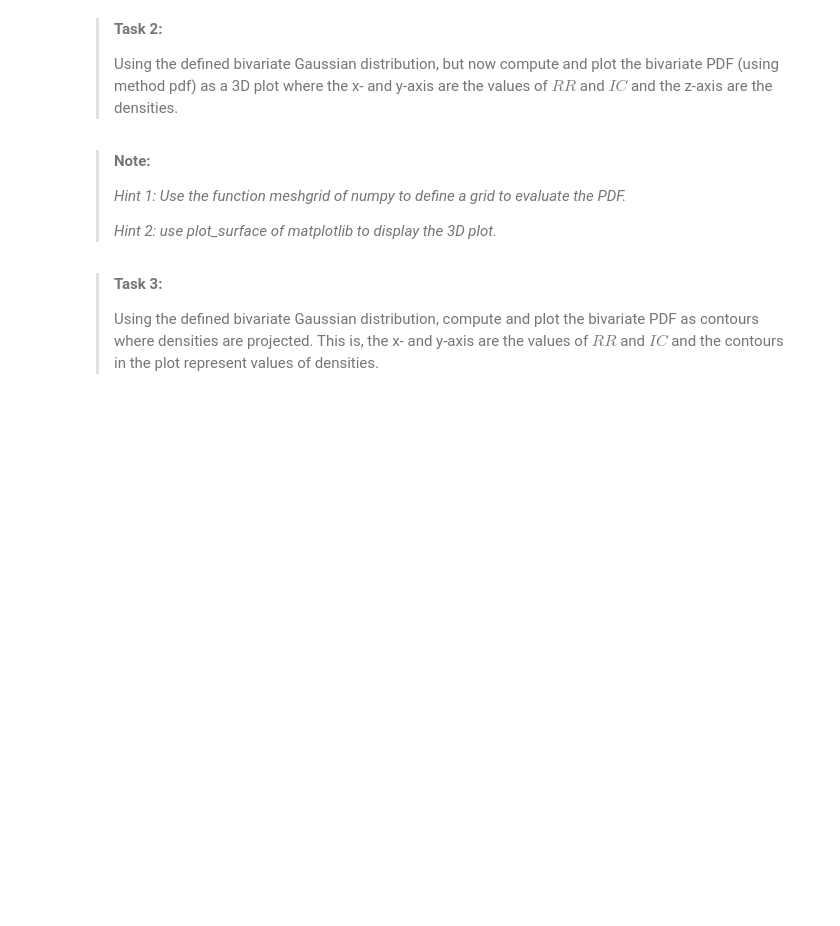
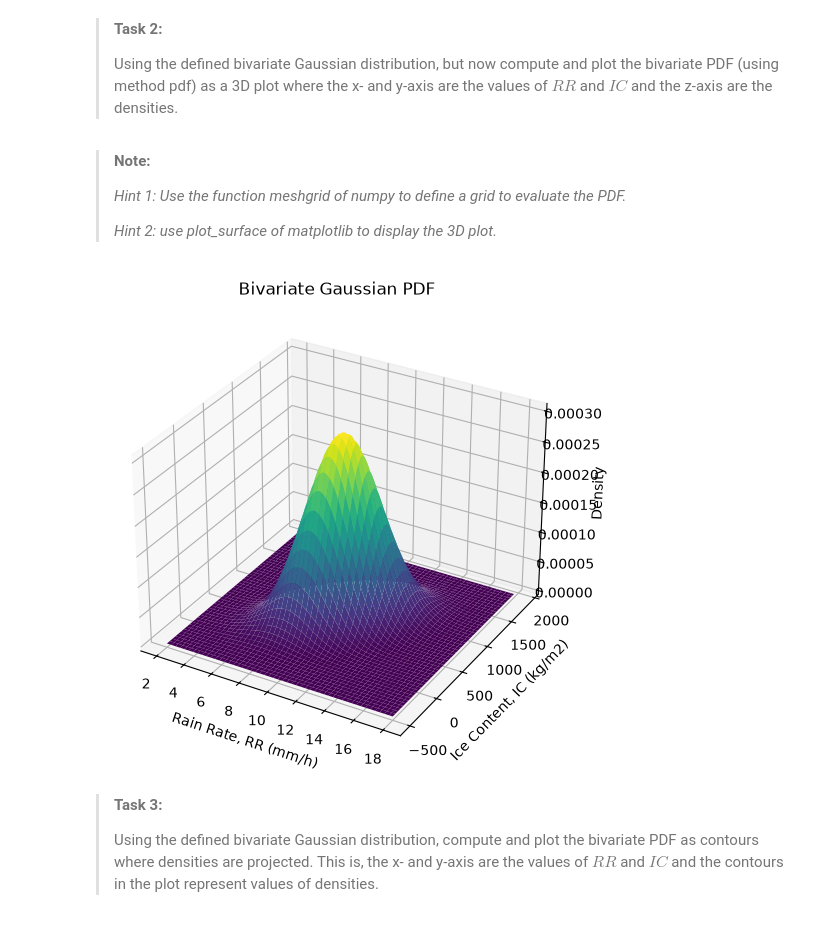
Before and after one commit to candicehabay11/PA1.5, a Jupyter notebook: scipy_statcs_3d_plots.ipynb, the cells around one changed output. Saved outputs shown, nothing was run; the diff lists cells and outputs as text; code cells hidden in the pictures; blank space fills up the shorter version.

```diff
--- a/scipy_statcs_3d_plots.ipynb
+++ b/scipy_statcs_3d_plots.ipynb
@@ -109,18 +166,27 @@ print(f"The shape of the mesh is: {mesh_plot.shape}")
 # %%
 # Define the mesh of values where we want to evaluate the random variables
 n = 200 #size of the mesh
-values_RR = np.linspace(### YOUR CODE HERE ###)
-values_IC = np.linspace(### YOUR CODE HERE ###)
+values_RR = np.linspace(mu1 - 4*s1, mu1 +4*s1, n)
+values_IC = np.linspace(mu2 - 4*s2, mu2 +4*s2, n)
 
 # Define the grid
-X1,X2 = np.meshgrid(### YOUR CODE HERE ###)
-X = ### YOUR CODE HERE ###
+X1,X2 = np.meshgrid(values_RR, values_IC)
+X = np.dstack((X1, X2))
 
 # Evaluate the PDF
 Z = multivariate_normal(mean=mu, cov=sigma).pdf(X)
 
 # Create the 3D plot
-### YOUR CODE LINES HERE
+fig = plt.figure(figsize=(8,6))
+ax = fig.add_subplot(111, projection='3d')
+ax.plot_surface(X1, X2, Z, cmap='viridis')
+ax.set_xlabel('Rain Rate, RR (mm/h)')
+ax.set_ylabel('Ice Content, IC (kg/m2)')
+ax.set_zlabel('Density')
+ax.set_title('Bivariate Gaussian PDF')
+plt.show()
+# %% [output]
+[figure, added]
 # %% [markdown]
 > **Task 3:**
 >
```
Also changed, not shown: parts of 7 cells of this notebook.
